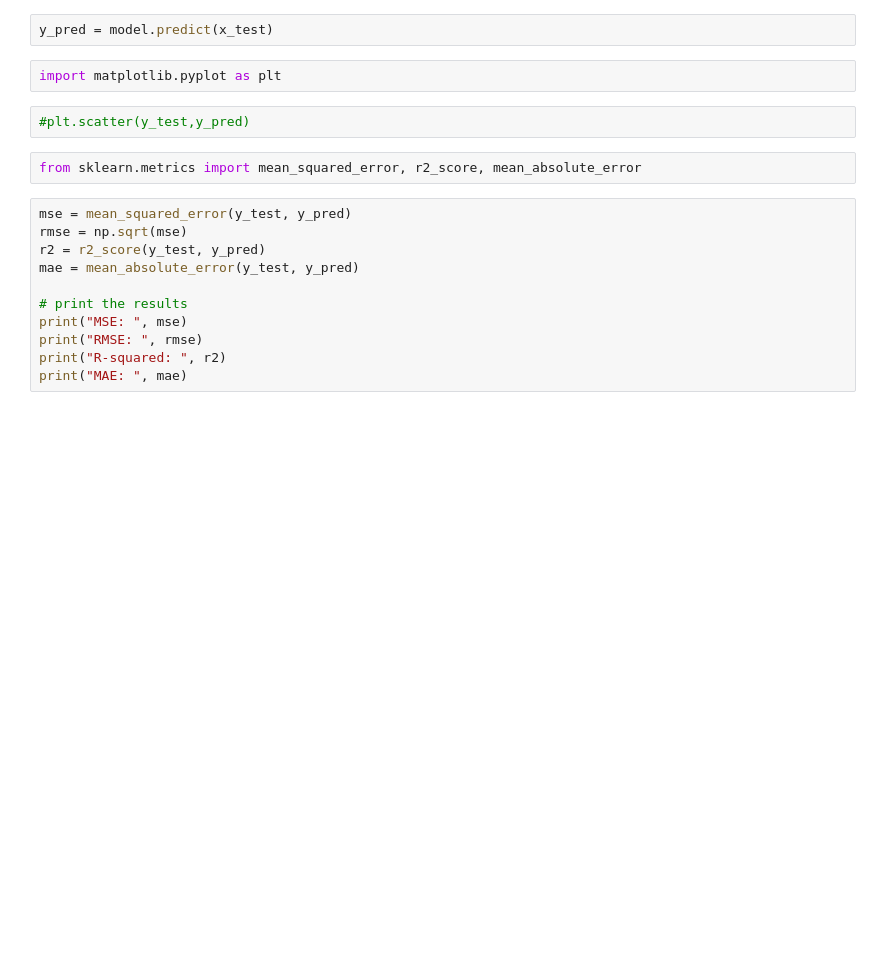
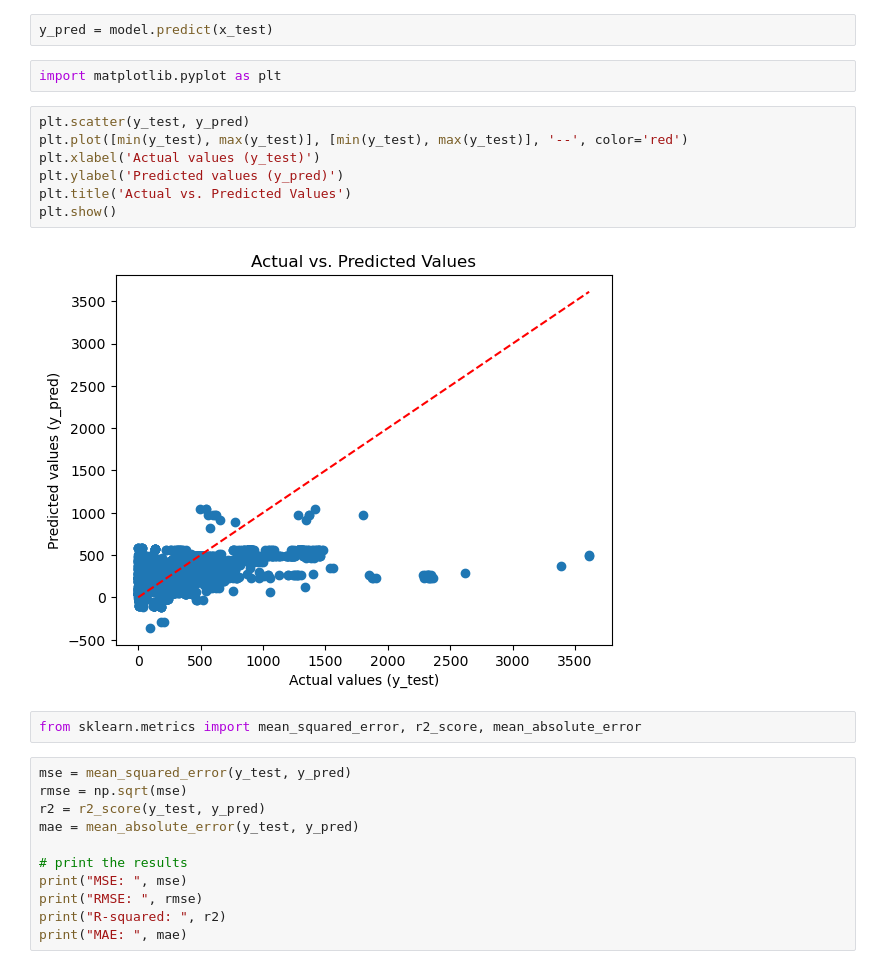
Before and after one commit to ittayeyal046/TestTimePrediction, a Jupyter notebook: ML/TestTimePrediction.ipynb, the cells around one changed output. Saved outputs shown, nothing was run; the diff lists cells and outputs as text; blank space fills up the shorter version.

```diff
--- a/ML/TestTimePrediction.ipynb
+++ b/ML/TestTimePrediction.ipynb
@@ -161,8 +170,15 @@ LinearRegression()
 y_pred = model.predict(x_test)
 # %%
 import matplotlib.pyplot as plt
-# %%
-#plt.scatter(y_test,y_pred)
+# %%
+plt.scatter(y_test, y_pred)
+plt.plot([min(y_test), max(y_test)], [min(y_test), max(y_test)], '--', color='red')
+plt.xlabel('Actual values (y_test)')
+plt.ylabel('Predicted values (y_pred)')
+plt.title('Actual vs. Predicted Values')
+plt.show()
+# %% [output]
+[figure, added]
 # %%
 from sklearn.metrics import mean_squared_error, r2_score, mean_absolute_error
 # %%
```
Also changed, not shown: parts of 12 cells of this notebook.
